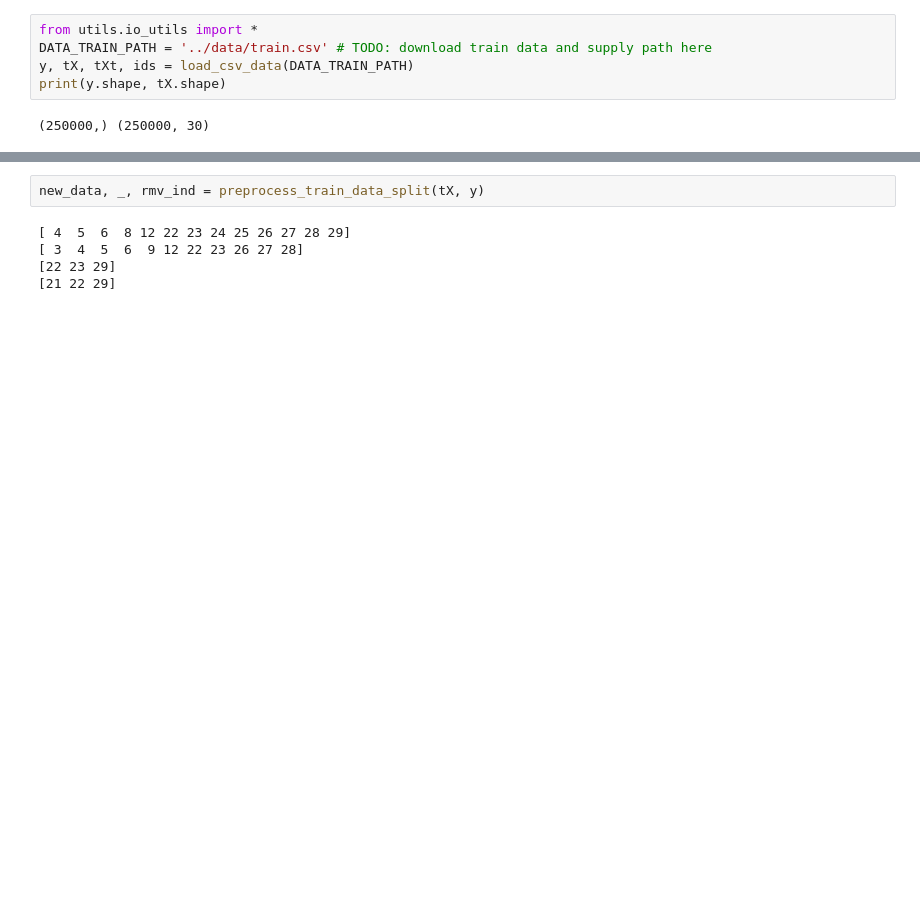
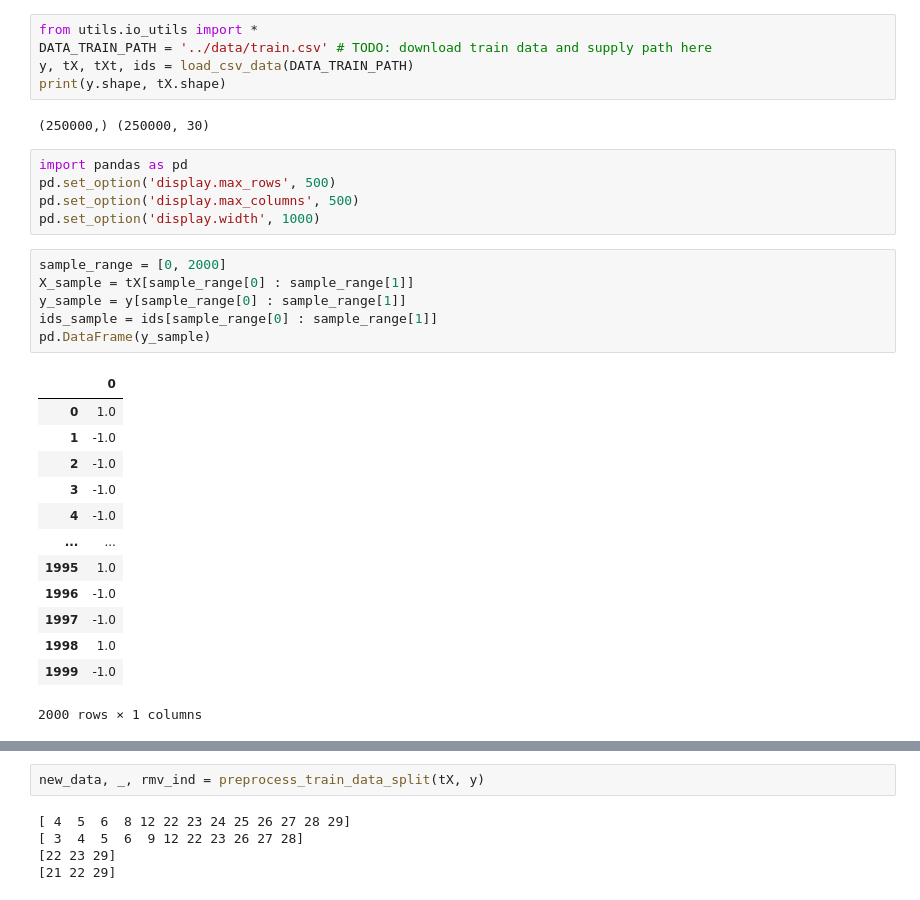
Before and after one commit to antoineDaeniker/ML_project, a Jupyter notebook: notebooks/Correlation_matrix.ipynb, the cells around one changed output, grey strips where cells are left out. Drawn from its saved outputs; the diff is of its cells as text; blank space fills up the shorter version.

```diff
--- a/notebooks/Correlation_matrix.ipynb
+++ b/notebooks/Correlation_matrix.ipynb
@@ -18,3 +22,28 @@ y, tX, tXt, ids = load_csv_data(DATA_TRAIN_PATH)
 print(y.shape, tX.shape)
 # %% [output]
 (250000,) (250000, 30)
+# %%
+import pandas as pd
+pd.set_option('display.max_rows', 500)
+pd.set_option('display.max_columns', 500)
+pd.set_option('display.width', 1000)
+# %%
+sample_range = [0, 2000]
+X_sample = tX[sample_range[0] : sample_range[1]]
+y_sample = y[sample_range[0] : sample_range[1]]
+ids_sample = ids[sample_range[0] : sample_range[1]]
+pd.DataFrame(y_sample)
+# %% [output]
+|  | 0 |
+| 0 | 1.0 |
+| 1 | -1.0 |
+| 2 | -1.0 |
+| 3 | -1.0 |
+| 4 | -1.0 |
+| ... | ... |
+| 1995 | 1.0 |
+| 1996 | -1.0 |
+| 1997 | -1.0 |
+| 1998 | 1.0 |
+| 1999 | -1.0 |
+2000 rows × 1 columns
```
Also changed, not shown: parts of 5 cells of this notebook, 3 other files.
